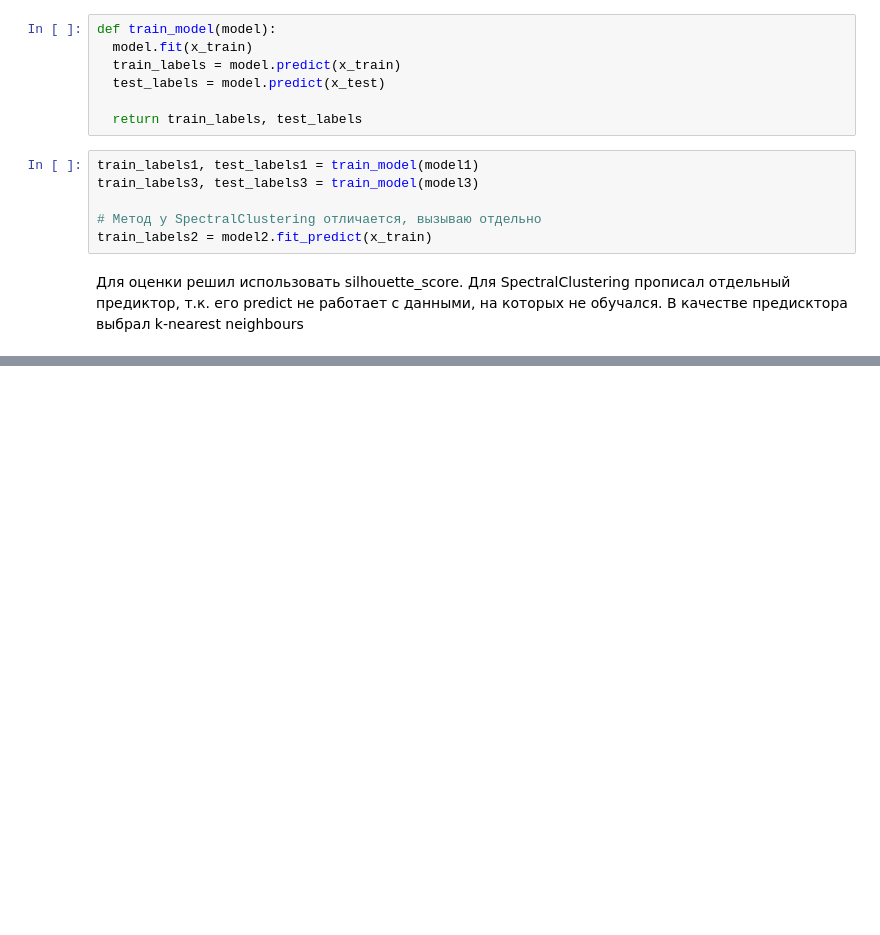
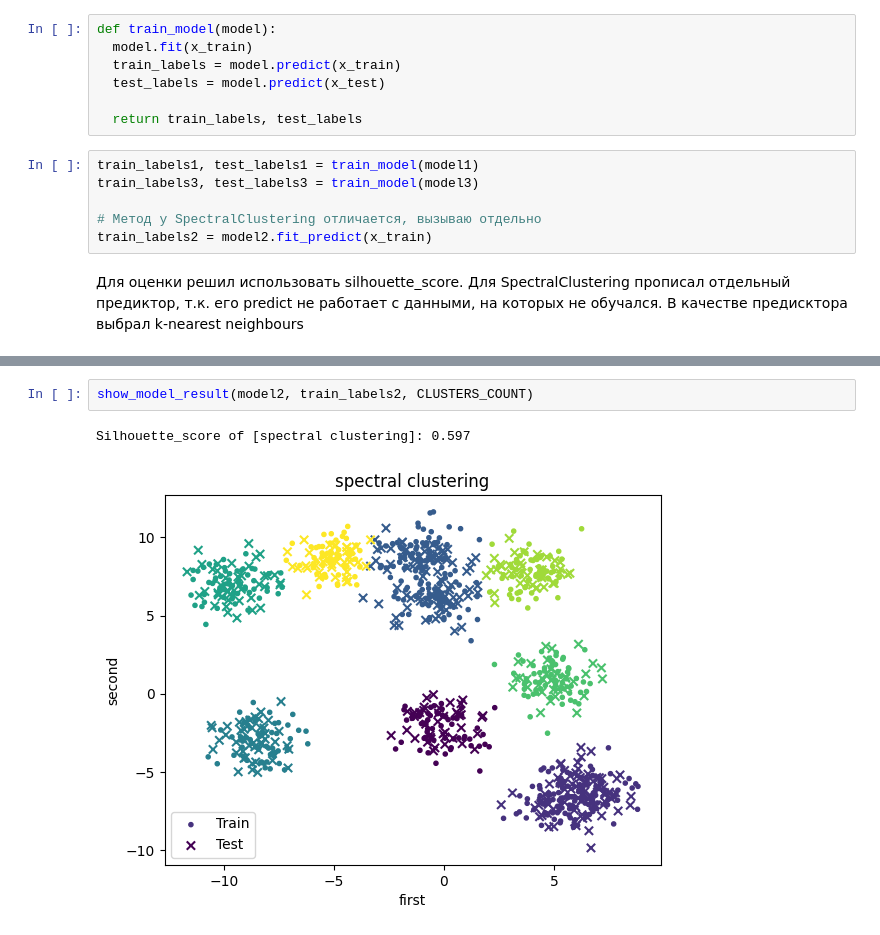
Before and after one commit to isAmirKhashimov/scikit-learn-labs, a Jupyter notebook: lab2.ipynb, the cells around one changed output, grey strips where cells are left out. Cells and saved outputs as stored; diff of their text form; blank space fills up the shorter version.

```diff
--- a/lab2.ipynb
+++ b/lab2.ipynb
@@ -139,0 +148,5 @@ Silhouette_score of [spectral clustering]: 0.596
+# %%
+show_model_result(model2, train_labels2, CLUSTERS_COUNT)
+# %% [output]
+Silhouette_score of [spectral clustering]: 0.597
+[figure, added]
```
Also changed, not shown: parts of 7 cells of this notebook.
